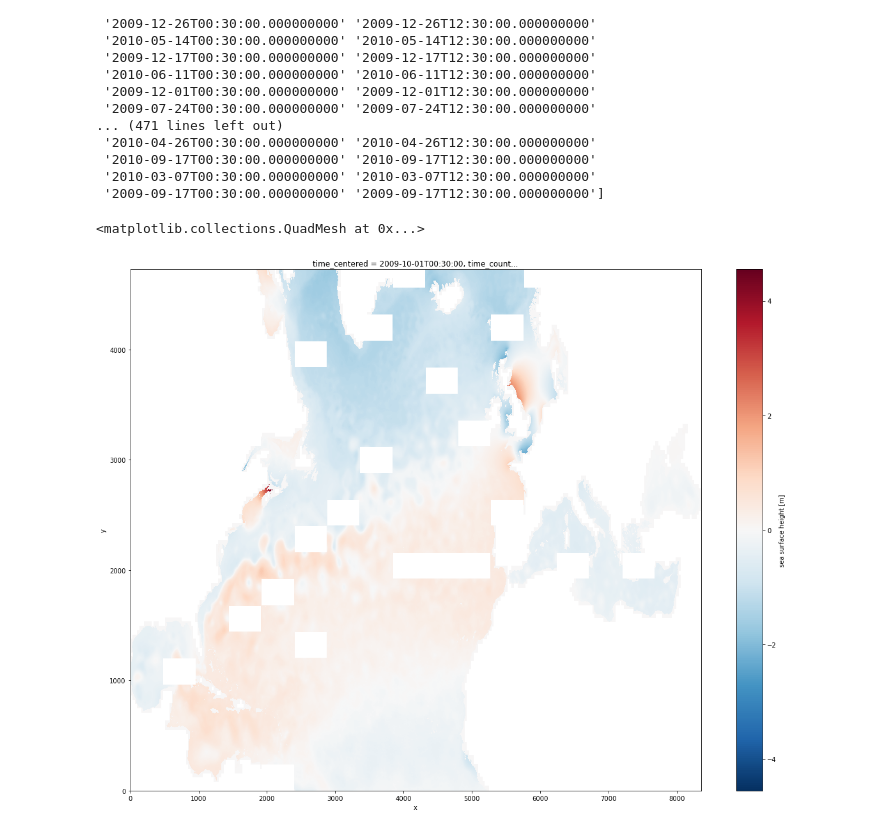
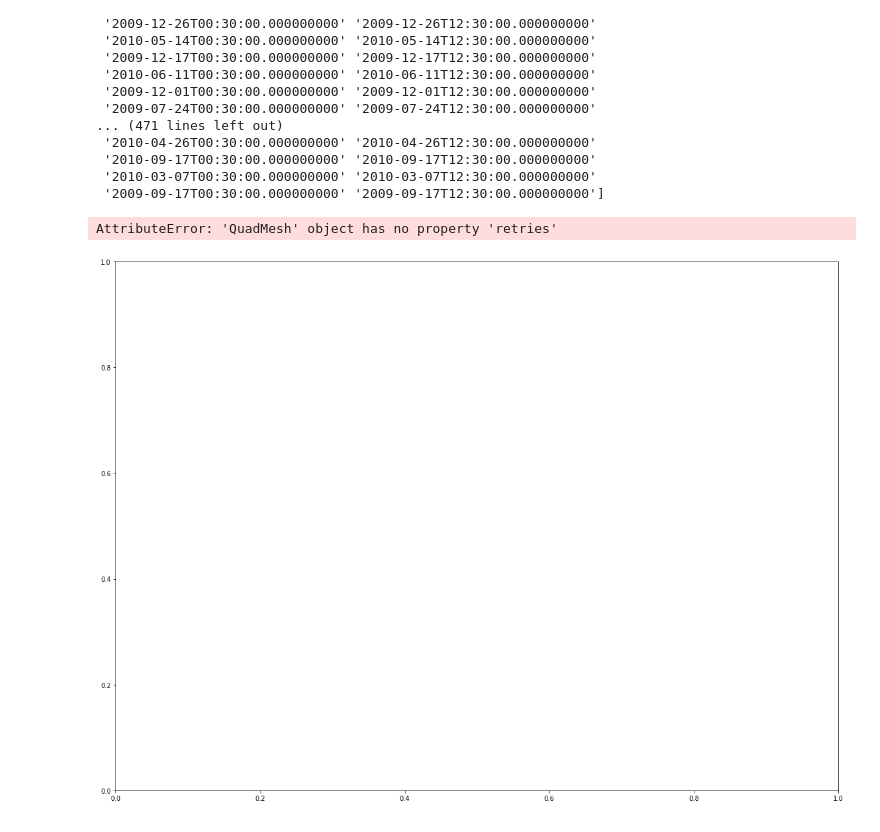
Before and after one commit to auraoupa/pangeo-deployments-test, a Jupyter notebook: 2019-09-30-AA-check-ssh-eNATL60-BLBT02X.ipynb, the cells around one changed output. Drawn from its saved outputs; the diff is of its cells as text; code cells hidden in the pictures.

```diff
--- a/2019-09-30-AA-check-ssh-eNATL60-BLBT02X.ipynb
+++ b/2019-09-30-AA-check-ssh-eNATL60-BLBT02X.ipynb
@@ -154,10 +154,10 @@ lon=ds.nav_lon.values
 data=ds.sel(time_counter=date)['sossheig']
 # %%
 fig=plt.figure(figsize=(20,15))
-data.plot()
+data.plot(retries=10)
 # %% [output]
-<matplotlib.collections.QuadMesh at 0x...>
+AttributeError: 'QuadMesh' object has no property 'retries'
-[figure, old version]
+[figure, new version]
 # %%
 client.close()
 # %%
```
Also changed, not shown: parts of 1 cell of this notebook, 1 other file.
